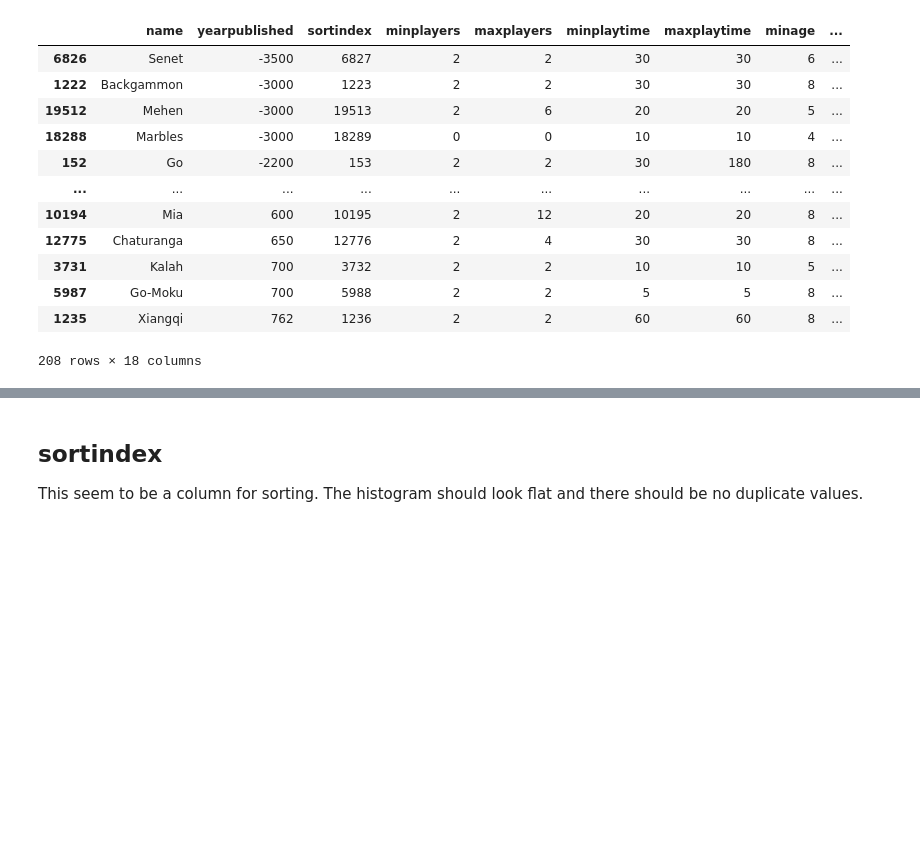
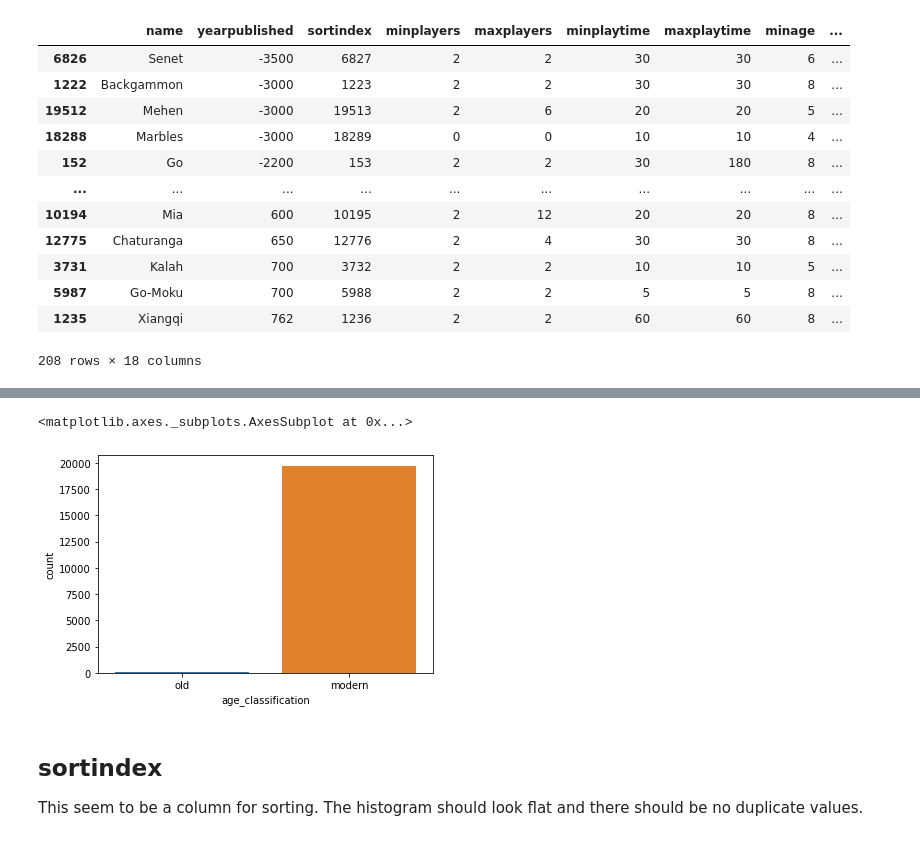
Before and after one commit to atiagosoares/board_games_analisys, a Jupyter notebook: eda.ipynb, the cells around one changed output, grey strips where cells are left out. Saved outputs shown, nothing was run; the diff lists cells and outputs as text; code cells hidden in the pictures; blank space fills up the shorter version.

```diff
--- a/eda.ipynb
+++ b/eda.ipynb
@@ -151,3 +132,10 @@ A good suggestion to progress with the analisys is to separate modern games from
+# %%
+games_df['age_classification'] = pd.cut(games_df['yearpublished'], bins = [0,1850, np.inf], labels = ['old', 'modern'])
+# %%
+sns.countplot(x = 'age_classification', data = games_df)
+# %% [output]
+<matplotlib.axes._subplots.AxesSubplot at 0x...>
+[figure, added]
 # %% [markdown]
 ## sortindex
 This seem to be a column for sorting. The histogram should look flat and there should be no duplicate values.
```
Also changed, not shown: parts of 60 cells of this notebook.
